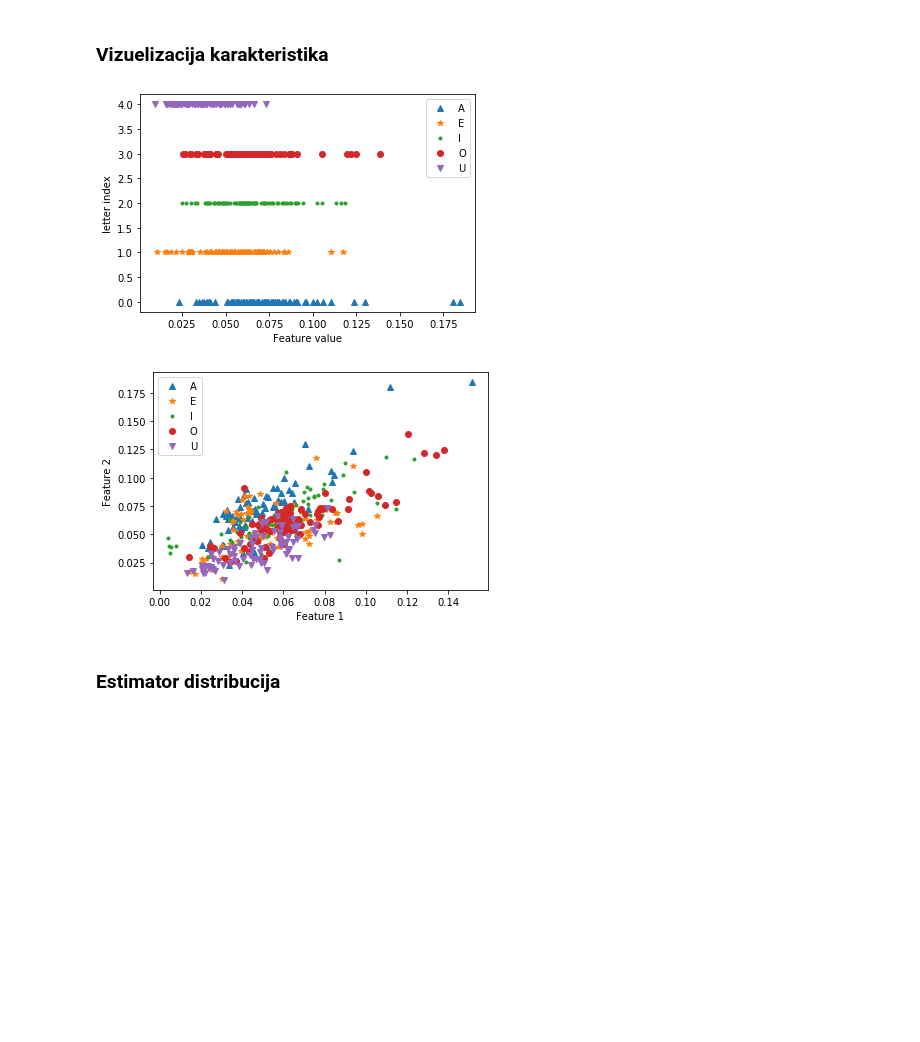
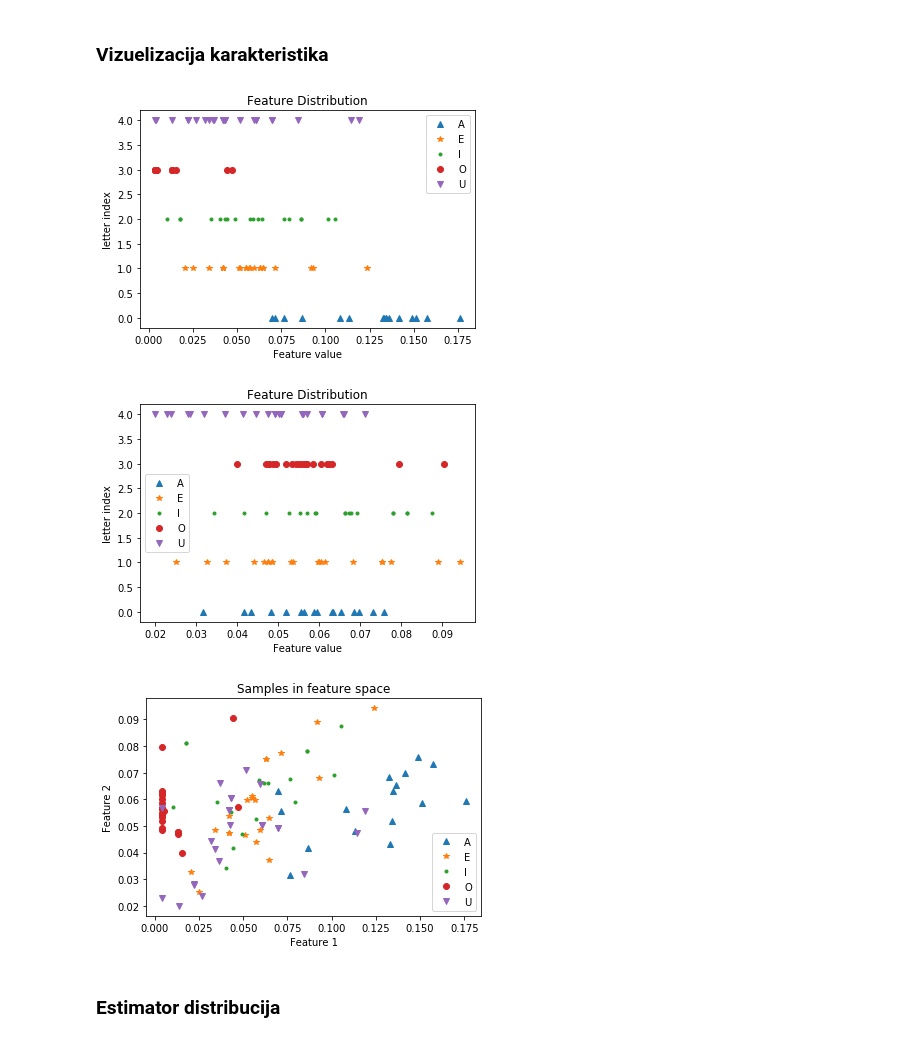
Before and after one commit to djokjulapfe/po, a Jupyter notebook: main.ipynb, the cells around one changed output. Saved outputs shown, nothing was run; the diff lists cells and outputs as text; code cells hidden in the pictures; blank space fills up the shorter version.

```diff
--- a/main.ipynb
+++ b/main.ipynb
@@ -152,0 +231,3 @@ plt.show()
+# %%
+def process_image(img: np.ndarray):
+    return crop_letter(crop_border(img))
@@ -191,13 +291,12 @@ def generate_augmented_image(image: np.ndarray, variance: float = 0.3):
 
     return cv2.warpPerspective(image, final, image.shape, borderValue=0)
 
-augmentation_ratio = 2
-augmented_train_set = []
-for label, image in train_set:
-    augmented_train_set.append((label, image))
-    for i in range(augmentation_ratio):
-        augmented_train_set.append((label, generate_augmented_image(image)))
-
-random.shuffle(augmented_train_set)
-display_square([img for label, img in augmented_train_set[:50]], 5, 10)
+display_square(sum([
+            [1 - img] + [1 - generate_augmented_image(img) for j in range(4)]
+            for img in [process_image(sample[1]) for sample in example_set(3)]
+        ], []),
+        3, 5
+    )
+plt.plot([64, 64], [0, 64 * 3], '-k')
+plt.show()
 # %% [output]
@@ -254,44 +354,52 @@ print(selected_features[0].get_feature(random_point[1]))
 # %%
 letter_to_symbol = {
     'A': '^',
     'E': '*',
     'I': '.',
     'O': 'o',
     'U': 'v',
 }
 
 
-def feature_distribution(feature_id: int):
-    for letter_id in range(len(letters)):
+def feature_distribution(X: np.ndarray, feature_id: int):
+    for label_id in range(len(labels)):
+        values = X[X[:, 0] == label_id][:, feature_id + 1]
         plt.plot(
-            X[X[:, 0] == letter_id][:, feature_id + 1],
-            np.ones(train_set_size_per_letter) * letter_id,
-            letter_to_symbol[letters[letter_id]]
+            values,
+            np.ones(values.shape[0]) * label_id,
+            letter_to_symbol[labels[label_id]]
         )
-    plt.legend(letters)
+    plt.legend(labels)
+    plt.title('Feature Distribution')
     plt.xlabel('Feature value')
     plt.ylabel('letter index')
     plt.show()
 
 
-def compare_features(feature1_id: int = 0, feature2_id: int = 1):
-    for letter_id in range(len(letters)):
-        feature_for_letter_id = X[X[:, 0] == letter_id]
+def compare_features(X: np.ndarray, feature1_id: int = 0, feature2_id: int = 1):
+    for label_id in range(len(labels)):
+        feature_for_label_id = X[X[:, 0] == label_id]
         plt.plot(
-            feature_for_letter_id[:, feature1_id + 1],
-            feature_for_letter_id[:, feature2_id + 1],
-            letter_to_symbol[letters[letter_id]]
+            feature_for_label_id[:, feature1_id + 1],
+            feature_for_label_id[:, feature2_id + 1],
+            letter_to_symbol[labels[label_id]]
         )
-    plt.legend(letters)
+    plt.legend(labels)
+    plt.title("Samples in feature space")
     plt.xlabel('Feature 1')
     plt.ylabel('Feature 2')
     plt.show()
 
-feature_distribution(4)
-compare_features(3, 4)
+feature_distribution(example_feature_vector, 0)
+feature_distribution(example_feature_vector, 1)
+compare_features(example_feature_vector)
+
+# feature_distribution(4)
+# compare_features(3, 4)
 # %% [output]
-[figure, old version]
+[figure, new version]
-[figure, old version]
+[figure, new version]
+[figure, added]
 # %% [markdown]
 ### Estimator distribucija
 # %%
```
Also changed, not shown: parts of 25 cells of this notebook.
